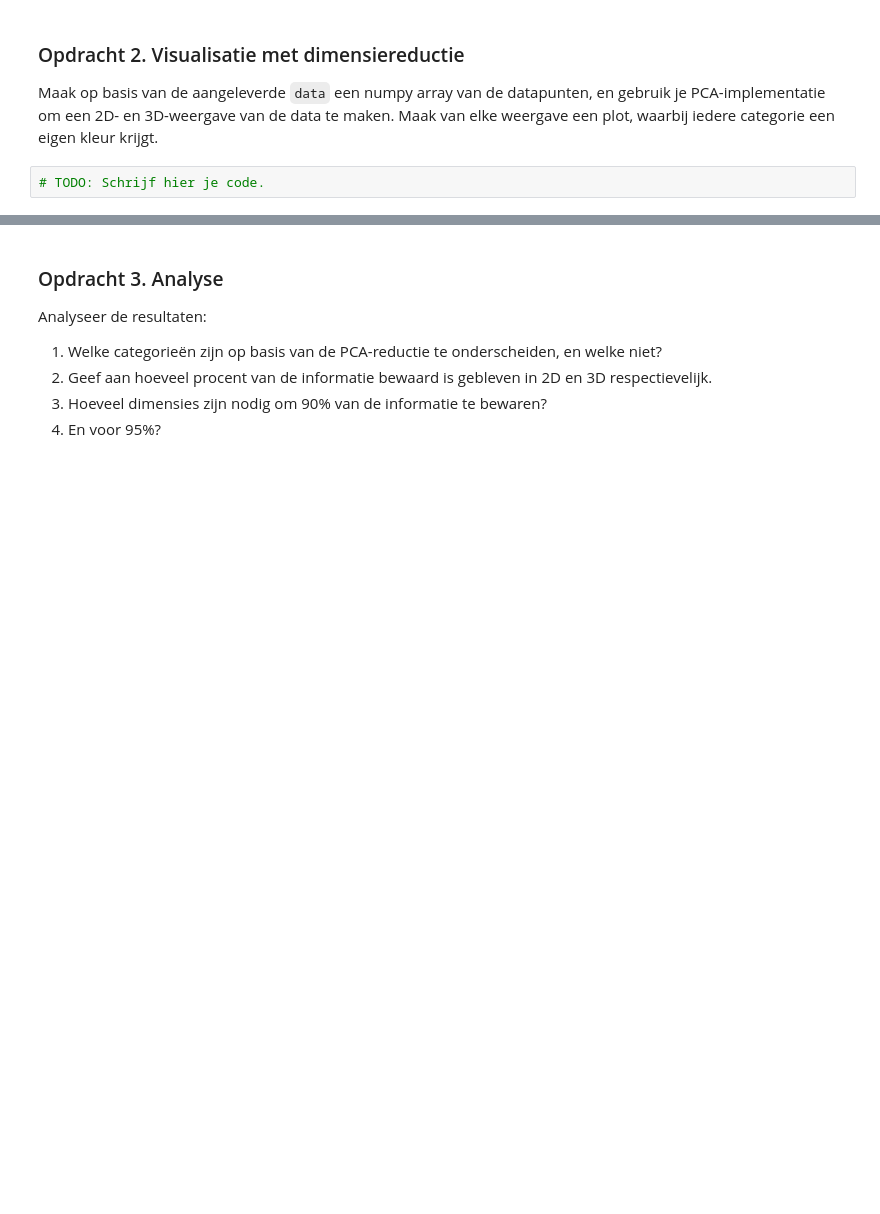
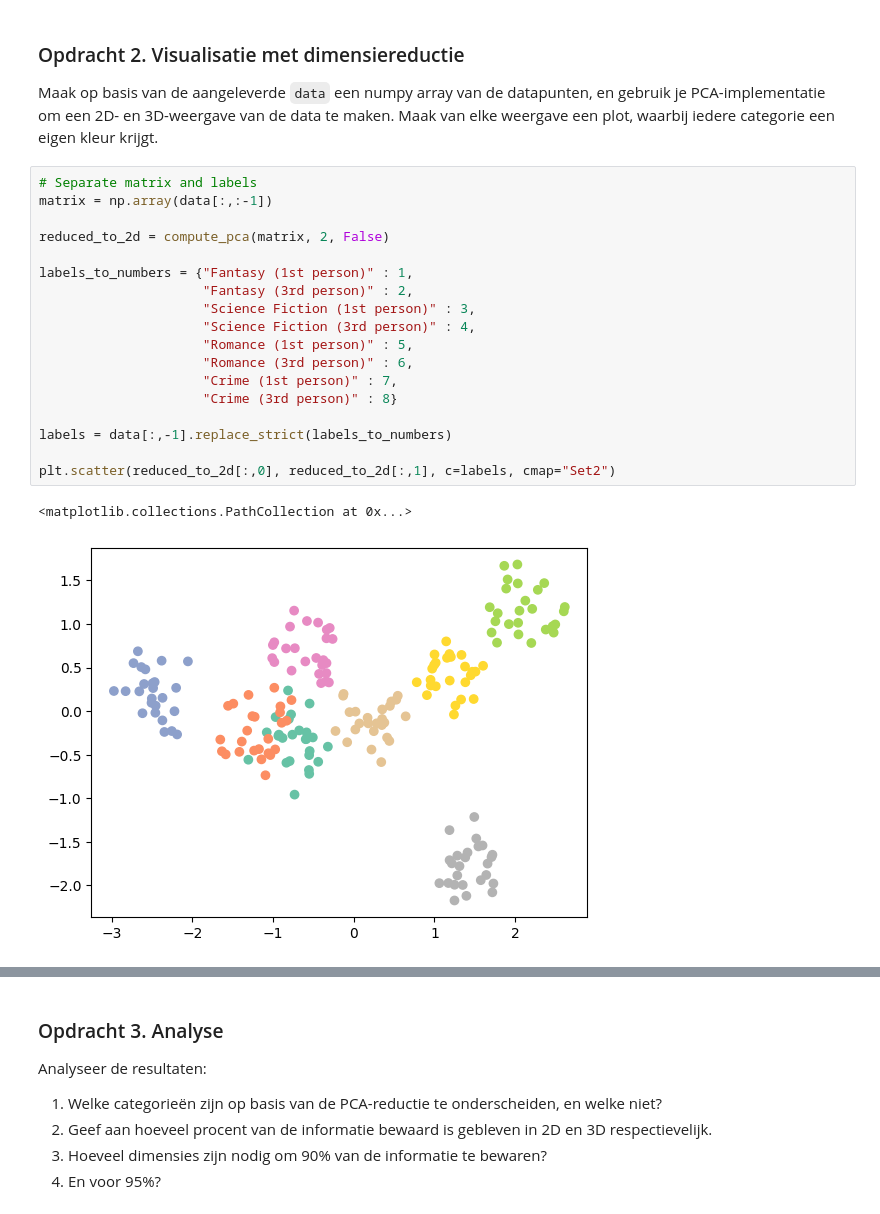
Before and after one commit to AI-S4-2026/la-ii-dimensionaliteitsreductie-Dominik-Enzinger-HU-student, a Jupyter notebook: dimensionality.ipynb, the cells around one changed output, grey strips where cells are left out. Cells and saved outputs as stored; diff of their text form; blank space fills up the shorter version.

Commit message:
Added 2d graph

```diff
--- a/dimensionality.ipynb
+++ b/dimensionality.ipynb
@@ -193,5 +194,24 @@ Result:
 
 Maak op basis van de aangeleverde `data` een numpy array van de datapunten, en gebruik je PCA-implementatie om een 2D- en 3D-weergave van de data te maken. Maak van elke weergave een plot, waarbij iedere categorie een eigen kleur krijgt.
 # %%
-# TODO: Schrijf hier je code.
+# Separate matrix and labels
+matrix = np.array(data[:,:-1])
+
+reduced_to_2d = compute_pca(matrix, 2, False)
+
+labels_to_numbers = {"Fantasy (1st person)" : 1,
+                     "Fantasy (3rd person)" : 2,
+                     "Science Fiction (1st person)" : 3,
+                     "Science Fiction (3rd person)" : 4,
+                     "Romance (1st person)" : 5,
+                     "Romance (3rd person)" : 6,
+                     "Crime (1st person)" : 7,
+                     "Crime (3rd person)" : 8}
+
+labels = data[:,-1].replace_strict(labels_to_numbers)
+
+plt.scatter(reduced_to_2d[:,0], reduced_to_2d[:,1], c=labels, cmap="Set2")
+# %% [output]
+<matplotlib.collections.PathCollection at 0x...>
+[figure, added]
 # %%
```
Also changed, not shown: parts of 3 cells of this notebook.
